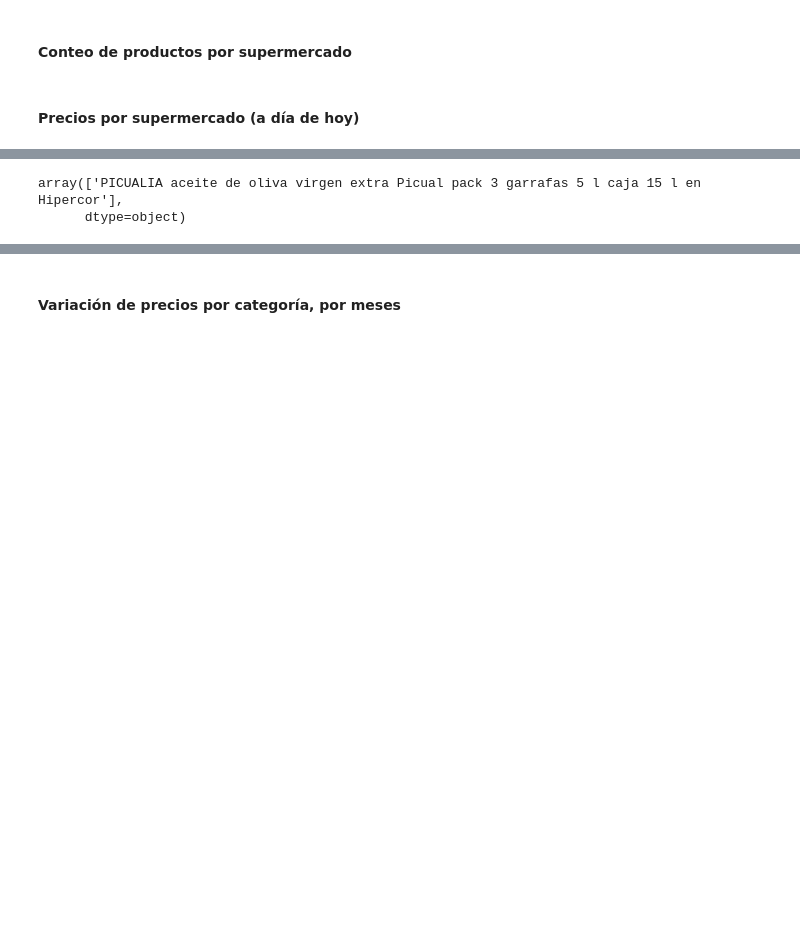
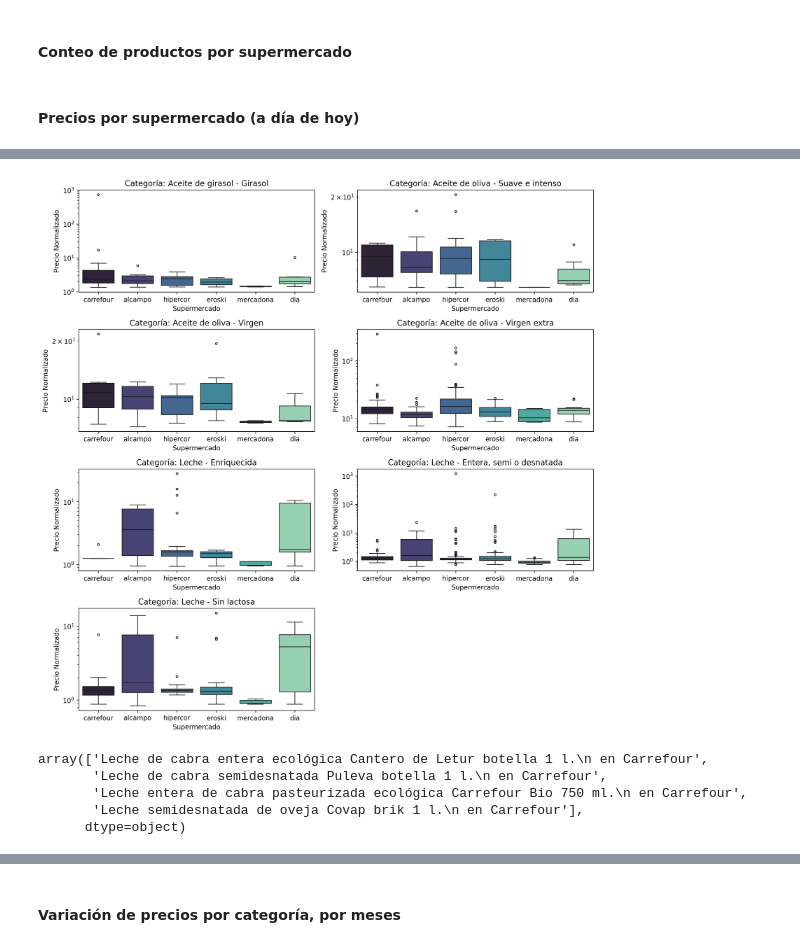
Before and after one commit to yanruwu/Proyecto4-Analisis-Supermercados, a Jupyter notebook: notebooks/analysis.ipynb, the cells around one changed output, grey strips where cells are left out. Saved outputs shown, nothing was run; the diff lists cells and outputs as text; code cells hidden in the pictures; blank space fills up the shorter version.

```diff
--- a/notebooks/analysis.ipynb
+++ b/notebooks/analysis.ipynb
@@ -74,5 +46,53 @@ sns.boxplot(precios_ps, y = "precio", x = "subcategoria", hue = "id_supermercado
-# %%
-df[df["Precio (€)"] == df["Precio (€)"].max()]["Nombre"].unique()
-# %% [output]
-array(['PICUALIA aceite de oliva virgen extra Picual pack 3 garrafas 5 l caja 15 l en Hipercor'],
-      dtype=object)
+# %%
+query = '''select
+    p.nombre as nombre_producto,
+    case
+        when p.cantidad is null then null
+        when p.unidad = 'g' then (r.precio / p.cantidad) * 1000
+        when p.unidad = 'l' THEN r.precio / p.cantidad
+        else null
+    end as precio_norm,
+    c.nombre as categoria,
+    s.nombre as subcategoria,
+    s2.nombre as nombre_supermercado
+from registros r
+inner join productos p
+on p.id_producto = r.id_producto
+inner join subcategorias s
+on p.id_subcat = s.id_subcat
+inner join categorias c
+on c.id_categoria = s.id_categoria
+inner join supermercado s2
+on s2.id_supermercado = p.id_supermercado
+where r.fecha = '2024-10-26'
+order by categoria, subcategoria;''' #! Previamente la query era con
+                                     #!(SELECT MAX(r2.fecha) FROM registros r2), sin embargo,
+                                     #! Los domingos hay menos registros, por lo que se impuso una fecha específica
+
+conexion = conectar()
+precios_ps = pd.DataFrame(query_fetch(conexion, query),
+                          columns=["nombre_producto", "precio_norm", "categoria", "subcategoria", "supermercado"])
+
+subcategorias = precios_ps["subcategoria"].unique()
+supermercados_ordenados = precios_ps["supermercado"].unique()
+
+fig, axes = plt.subplots(4, 2, figsize=(12, 12), dpi = 250)
+axes = axes.flatten()
+
+for i, subcategoria in enumerate(subcategorias):
+    df_subcat = precios_ps[precios_ps["subcategoria"] == subcategoria]
+    categoria = df_subcat["categoria"].iloc[0]
+
+    sns.boxplot(data=df_subcat, y="precio_norm", x="supermercado", palette="mako",
+                order=supermercados_ordenados, ax=axes[i],  flierprops={"marker": "."})
+
+    axes[i].set_title(f"Categoría: {categoria} - {subcategoria}")
+    axes[i].set_ylabel("Precio Normalizado")
+    axes[i].set_xlabel("Supermercado")
+    axes[i].set_yscale("log")
+fig.delaxes(axes[7])
+
+plt.tight_layout()
+plt.show()
+# %% [output]
+[figure, added]
@@ -78,0 +101,8 @@ array(['PICUALIA aceite de oliva virgen extra Picual pack 3 garrafas 5 l caja 15
+# %%
+precios_ps.iloc[get_outliers_especificos(precios_ps, "carrefour", "Entera, semi o desnatada").index]["nombre_producto"].values
+# %% [output]
+array(['Leche de cabra entera ecológica Cantero de Letur botella 1 l.\n en Carrefour',
+       'Leche de cabra semidesnatada Puleva botella 1 l.\n en Carrefour',
+       'Leche entera de cabra pasteurizada ecológica Carrefour Bio 750 ml.\n en Carrefour',
+       'Leche semidesnatada de oveja Covap brik 1 l.\n en Carrefour'],
+      dtype=object)
```
Also changed, not shown: parts of 14 cells of this notebook, 6 other files.
